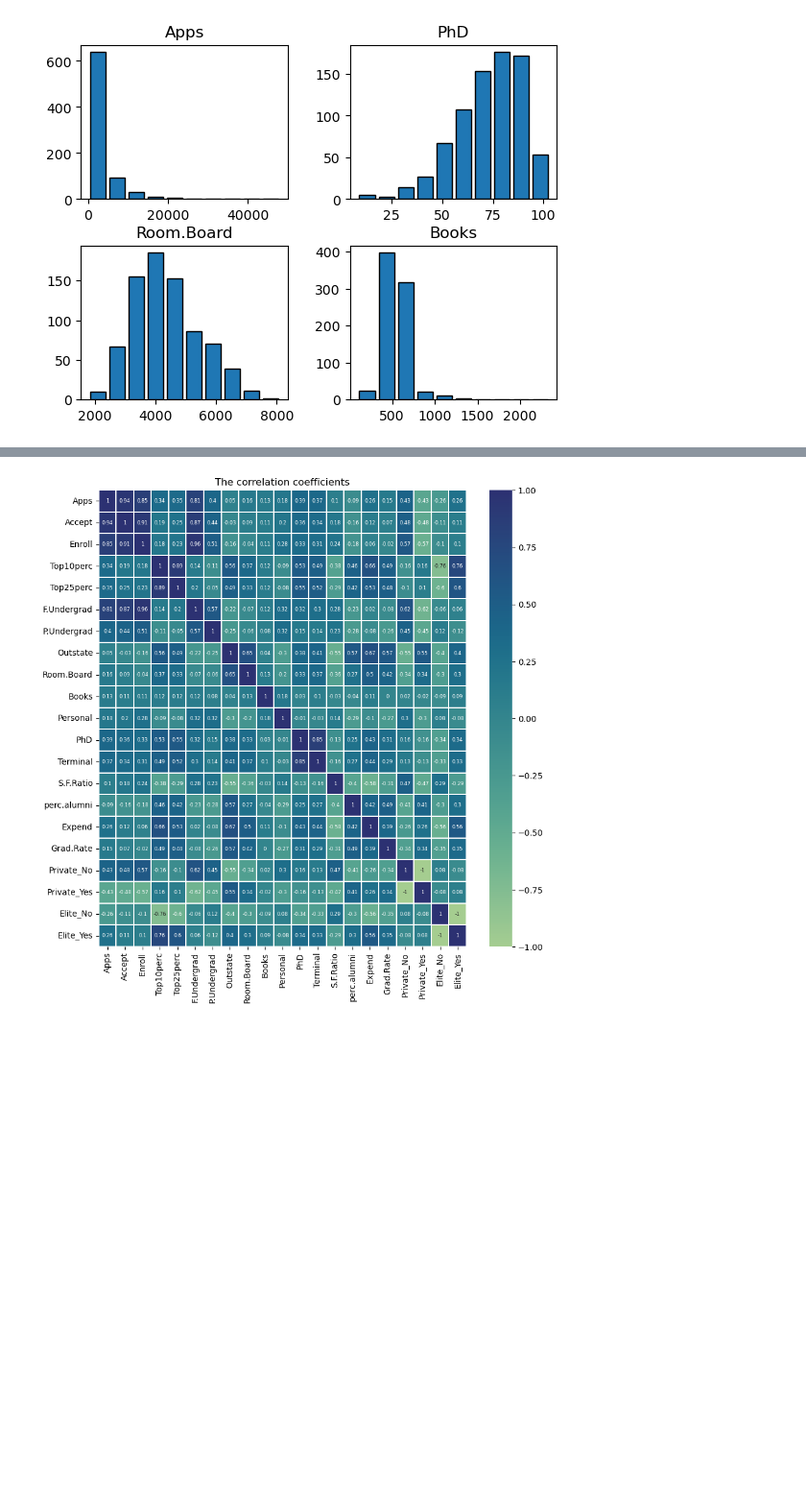
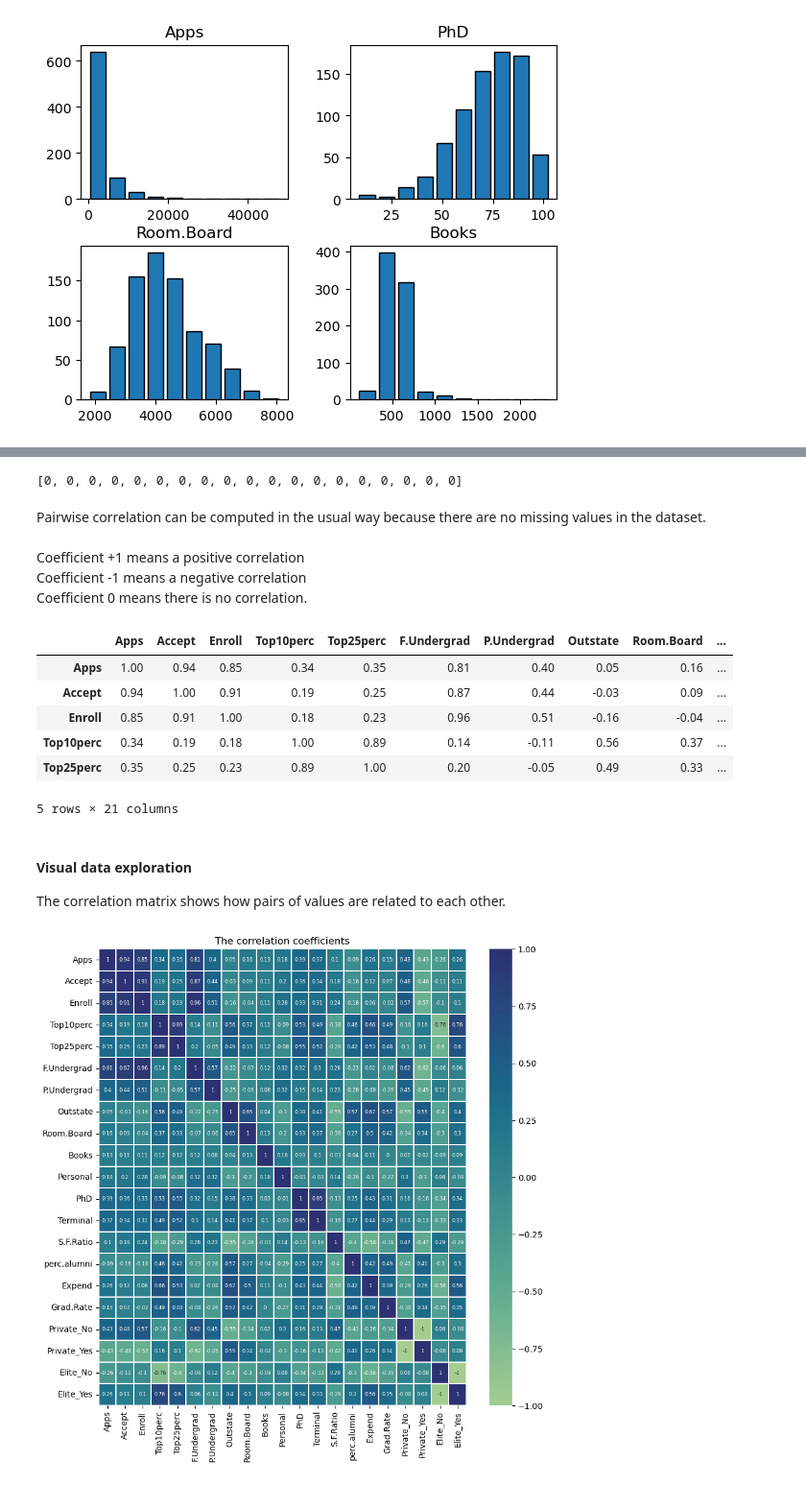
Before and after one commit to KatjaParak/Databehandling-Katsiaryna-Parakhnevich, a Jupyter notebook: Labs/Lab1.ipynb, the cells around one changed output, grey strips where cells are left out. Shown at 96% size. Cells and saved outputs as stored; diff of their text form; code cells hidden in the pictures; blank space fills up the shorter version.

```diff
--- a/Labs/Lab1.ipynb
+++ b/Labs/Lab1.ipynb
@@ -122,3 +102,28 @@ college_corr
+# %%
+college.isna().sum().tolist()
+# %% [output]
+[0, 0, 0, 0, 0, 0, 0, 0, 0, 0, 0, 0, 0, 0, 0, 0, 0, 0, 0]
+# %% [markdown]
+Pairwise correlation can be computed in the usual way because there are no missing values in the dataset. <br><br>
+Coefficient +1 means a positive correlation<br>
+Coefficient -1 means a negative correlation<br>
+Coefficient 0 means there is no correlation.
+# %%
+# creates a new DataFrame where categorical columns transforms into numerical in order to be able to compute corellation coefficient
+# computes pairwise correlation of columns
+college_corr = pd.get_dummies(college).corr().round(2)
+college_corr.head()
+# %% [output]
+|  | Apps | Accept | Enroll | Top10perc | Top25perc | F.Undergrad | P.Undergrad | Outstate | Room.Board | ... |
+| Apps | 1.00 | 0.94 | 0.85 | 0.34 | 0.35 | 0.81 | 0.40 | 0.05 | 0.16 | ... |
+| Accept | 0.94 | 1.00 | 0.91 | 0.19 | 0.25 | 0.87 | 0.44 | -0.03 | 0.09 | ... |
+| Enroll | 0.85 | 0.91 | 1.00 | 0.18 | 0.23 | 0.96 | 0.51 | -0.16 | -0.04 | ... |
+| Top10perc | 0.34 | 0.19 | 0.18 | 1.00 | 0.89 | 0.14 | -0.11 | 0.56 | 0.37 | ... |
+| Top25perc | 0.35 | 0.25 | 0.23 | 0.89 | 1.00 | 0.20 | -0.05 | 0.49 | 0.33 | ... |
+5 rows × 21 columns
+# %% [markdown]
+#### Visual data exploration
+The correlation matrix shows how pairs of values are related to each other.
 # %%
 plt.figure(figsize=(10,10))
 corr_matrix = college_corr[college_corr.columns].astype(float)
```
Also changed, not shown: parts of 3 cells of this notebook.
